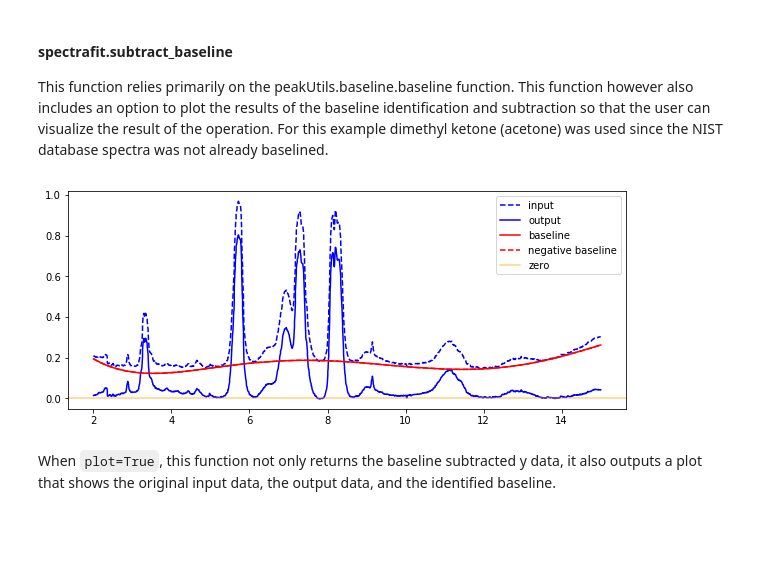
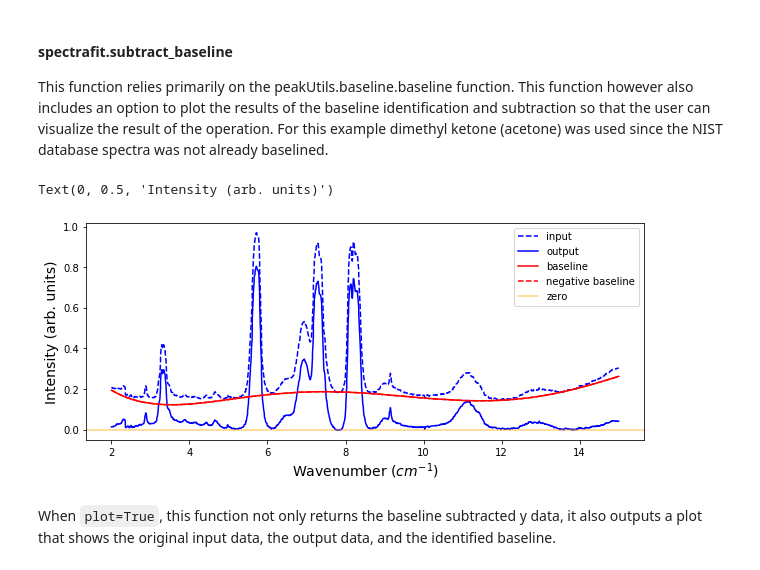
Before and after one commit to raman-noodles/Raman-noodles, a Jupyter notebook: examples/spectrafit_example.ipynb, the cells around one changed output. Drawn from its saved outputs; the diff is of its cells as text; code cells hidden in the pictures; blank space fills up the shorter version.

Commit message:
Update Spectrafit_example
Added in labels to plot and worked with datavis

```diff
--- a/examples/spectrafit_example.ipynb
+++ b/examples/spectrafit_example.ipynb
@@ -60,8 +60,11 @@ y_data = data['y']
 # %%
 # subtract baseline
 y_data = spectrafit.subtract_baseline(y_data, deg=5, plot=True, x_data=x_data)
+plt.xlabel('Wavenumber ($cm^{-1}$)', fontsize=14)
+plt.ylabel('Intensity (arb. units)', fontsize=14)
 # %% [output]
+Text(0, 0.5, 'Intensity (arb. units)')
-[figure, old version]
+[figure, new version]
 # %% [markdown]
 When `plot=True`, this function not only returns the baseline subtracted y data, it also outputs a plot that shows the original input data, the output data, and the identified baseline.
 # %% [markdown]
```
Also changed, not shown: parts of 7 cells of this notebook.
